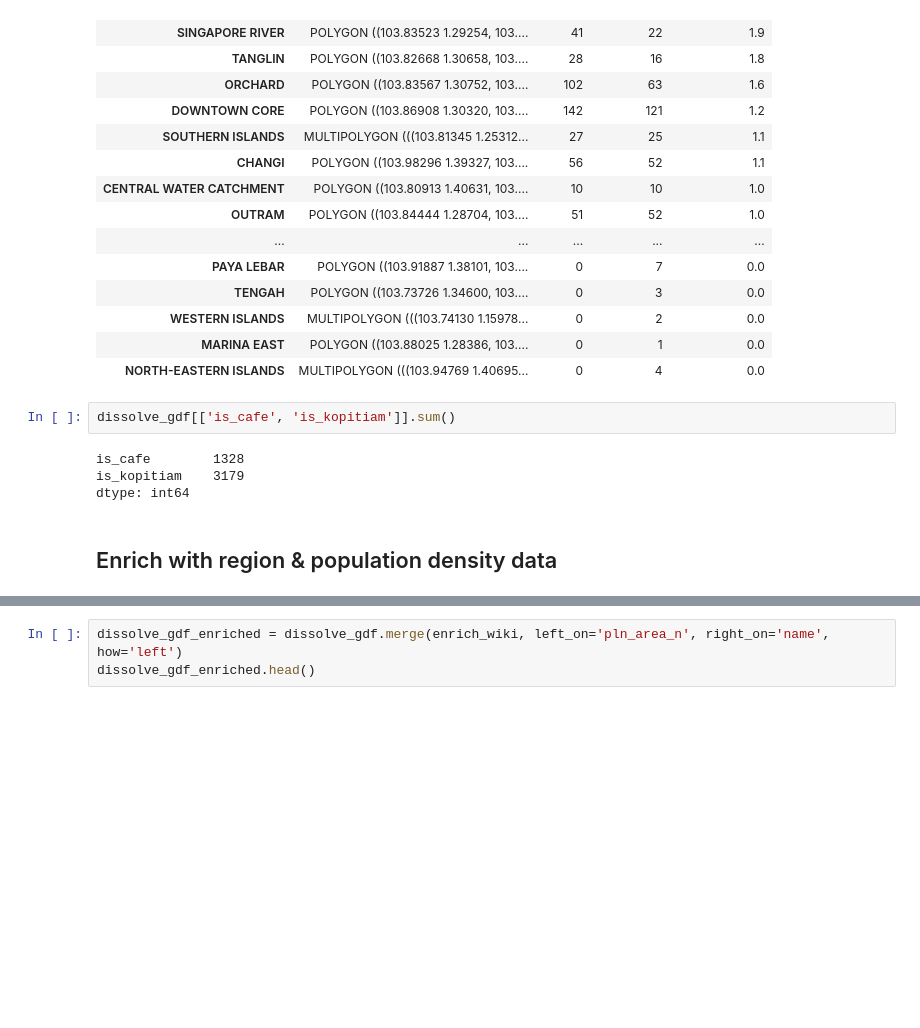
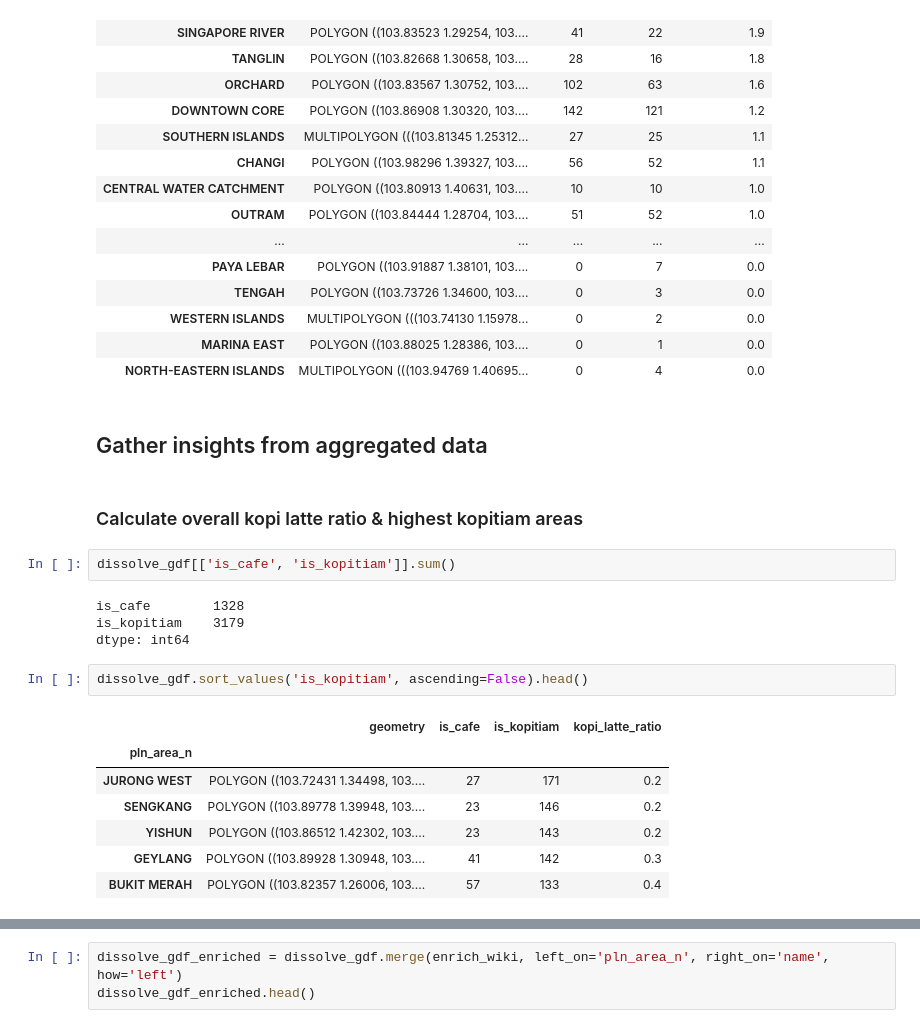
Before and after one commit to vinclyc/kopi-latte, a Jupyter notebook: notebooks/05_Data_Visualisation.ipynb, the cells around one changed output, grey strips where cells are left out. Drawn from its saved outputs; the diff is of its cells as text; blank space fills up the shorter version.

```diff
--- a/notebooks/05_Data_Visualisation.ipynb
+++ b/notebooks/05_Data_Visualisation.ipynb
@@ -204,11 +204,23 @@ dissolve_gdf.sort_values('kopi_latte_ratio', ascending=False)
 | WESTERN ISLANDS | MULTIPOLYGON (((103.74130 1.15978... | 0 | 2 | 0.0 |
 | MARINA EAST | POLYGON ((103.88025 1.28386, 103.... | 0 | 1 | 0.0 |
 | NORTH-EASTERN ISLANDS | MULTIPOLYGON (((103.94769 1.40695... | 0 | 4 | 0.0 |
+# %% [markdown]
+## Gather insights from aggregated data
+# %% [markdown]
+### Calculate overall kopi latte ratio & highest kopitiam areas
 # %%
 dissolve_gdf[['is_cafe', 'is_kopitiam']].sum()
 # %% [output]
 is_cafe        1328
 is_kopitiam    3179
 dtype: int64
-# %% [markdown]
-## Enrich with region & population density data
+# %%
+dissolve_gdf.sort_values('is_kopitiam', ascending=False).head()
+# %% [output]
+|  | geometry | is_cafe | is_kopitiam | kopi_latte_ratio |
+| pln_area_n |  |  |  |  |
+| JURONG WEST | POLYGON ((103.72431 1.34498, 103.... | 27 | 171 | 0.2 |
+| SENGKANG | POLYGON ((103.89778 1.39948, 103.... | 23 | 146 | 0.2 |
+| YISHUN | POLYGON ((103.86512 1.42302, 103.... | 23 | 143 | 0.2 |
+| GEYLANG | POLYGON ((103.89928 1.30948, 103.... | 41 | 142 | 0.3 |
+| BUKIT MERAH | POLYGON ((103.82357 1.26006, 103.... | 57 | 133 | 0.4 |
```
Also changed, not shown: parts of 7 cells of this notebook, 5 other files.
